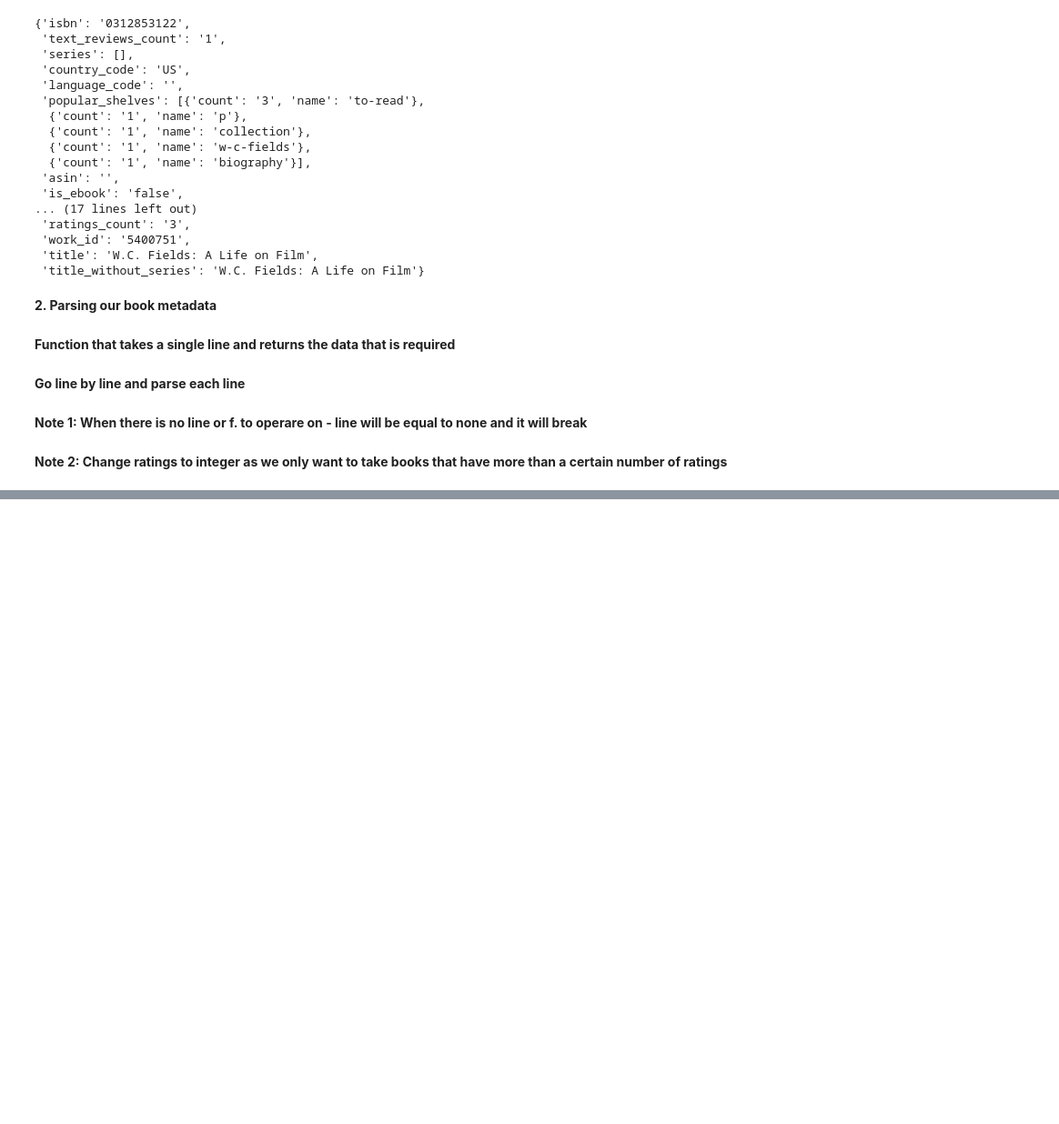
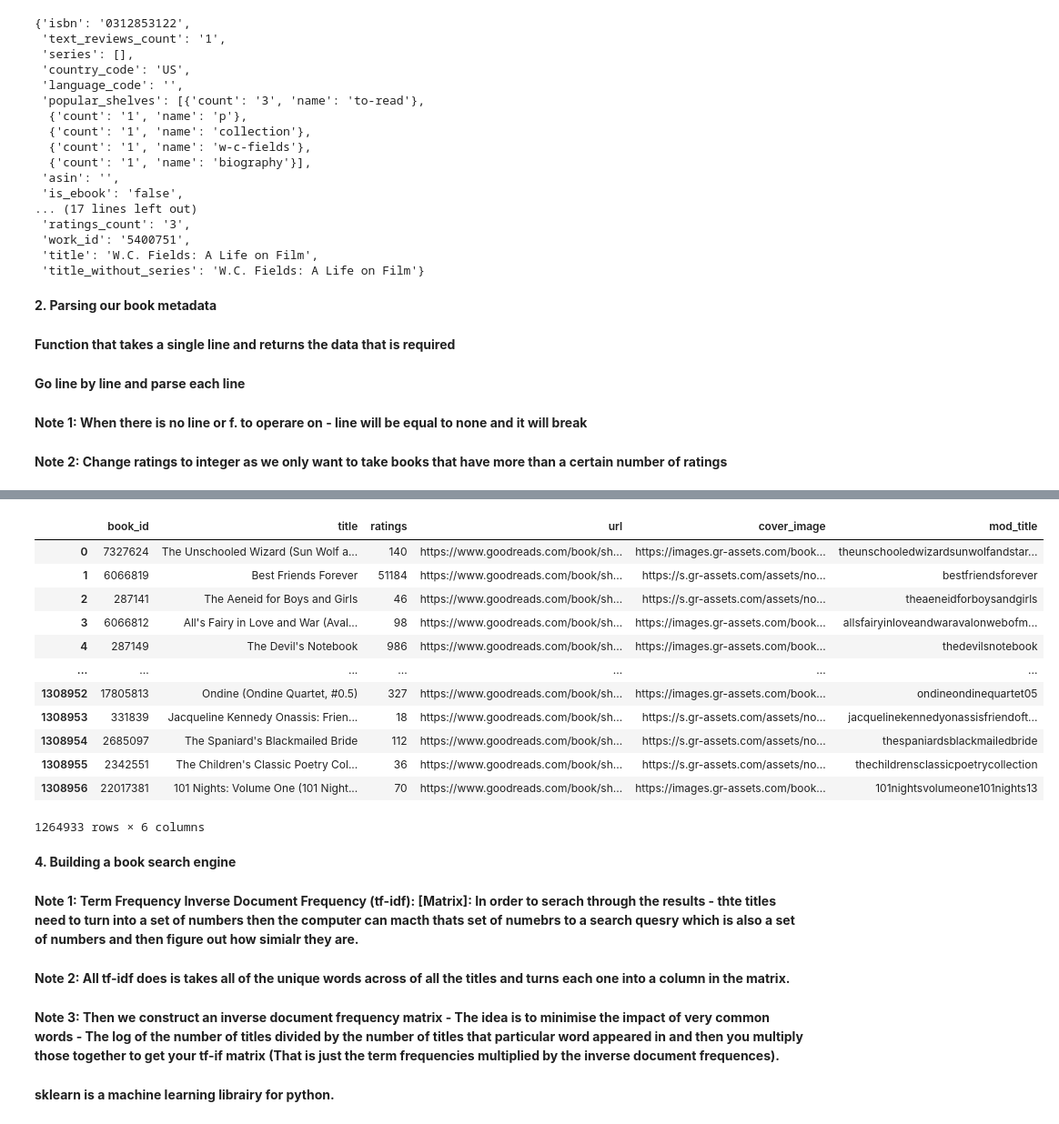
Before and after one commit to BritneyAgius/Book-Recommendation-System, a Jupyter notebook: Src/search.ipynb, the cells around one changed output, grey strips where cells are left out. Shown at 91% size. Drawn from its saved outputs; the diff is of its cells as text; code cells hidden in the pictures; blank space fills up the shorter version.

```diff
--- a/Src/search.ipynb
+++ b/Src/search.ipynb
@@ -86,0 +141,26 @@ with gzip.open("goodreads_books.json.gz", 'r') as f:
+# %%
+titles
+# %% [output]
+|  | book_id | title | ratings | url | cover_image | mod_title |
+| 0 | 7327624 | The Unschooled Wizard (Sun Wolf a... | 140 | https://www.goodreads.com/book/sh... | https://images.gr-assets.com/book... | theunschooledwizardsunwolfandstar... |
+| 1 | 6066819 | Best Friends Forever | 51184 | https://www.goodreads.com/book/sh... | https://s.gr-assets.com/assets/no... | bestfriendsforever |
+| 2 | 287141 | The Aeneid for Boys and Girls | 46 | https://www.goodreads.com/book/sh... | https://s.gr-assets.com/assets/no... | theaeneidforboysandgirls |
+| 3 | 6066812 | All's Fairy in Love and War (Aval... | 98 | https://www.goodreads.com/book/sh... | https://images.gr-assets.com/book... | allsfairyinloveandwaravalonwebofm... |
+| 4 | 287149 | The Devil's Notebook | 986 | https://www.goodreads.com/book/sh... | https://images.gr-assets.com/book... | thedevilsnotebook |
+| ... | ... | ... | ... | ... | ... | ... |
+| 1308952 | 17805813 | Ondine (Ondine Quartet, #0.5) | 327 | https://www.goodreads.com/book/sh... | https://images.gr-assets.com/book... | ondineondinequartet05 |
+| 1308953 | 331839 | Jacqueline Kennedy Onassis: Frien... | 18 | https://www.goodreads.com/book/sh... | https://s.gr-assets.com/assets/no... | jacquelinekennedyonassisfriendoft... |
+| 1308954 | 2685097 | The Spaniard's Blackmailed Bride | 112 | https://www.goodreads.com/book/sh... | https://s.gr-assets.com/assets/no... | thespaniardsblackmailedbride |
+| 1308955 | 2342551 | The Children's Classic Poetry Col... | 36 | https://www.goodreads.com/book/sh... | https://s.gr-assets.com/assets/no... | thechildrensclassicpoetrycollection |
+| 1308956 | 22017381 | 101 Nights: Volume One (101 Night... | 70 | https://www.goodreads.com/book/sh... | https://images.gr-assets.com/book... | 101nightsvolumeone101nights13 |
+1264933 rows × 6 columns
+# %% [markdown]
+**4. Building a book search engine**
+# %% [markdown]
+**Note 1: Term Frequency Inverse Document Frequency (tf-idf): [Matrix]: In order to serach through the results - thte titles need to turn into a set of numbers then the computer can macth thats set of numebrs to a search quesry which is also a set of numbers and then figure out how simialr they are.**
+# %% [markdown]
+**Note 2: All tf-idf does is takes all of the unique words across of all the titles and turns each one into a column in the matrix.**
+# %% [markdown]
+**Note 3: Then we construct an inverse document frequency matrix - The idea is to minimise the impact of very common words - The log of the number of titles divided by the number of titles that particular word appeared in and then you multiply those together to get your tf-if matrix (That is just the term frequencies multiplied by the inverse document frequences).**
+# %% [markdown]
+**sklearn is a machine learning librairy for python.**
```
Also changed, not shown: parts of 14 cells of this notebook, 4 other files.
